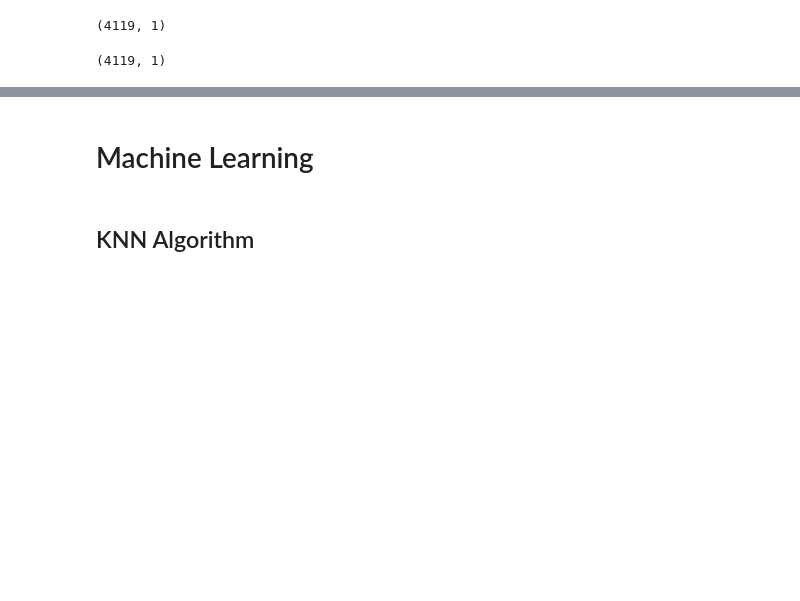
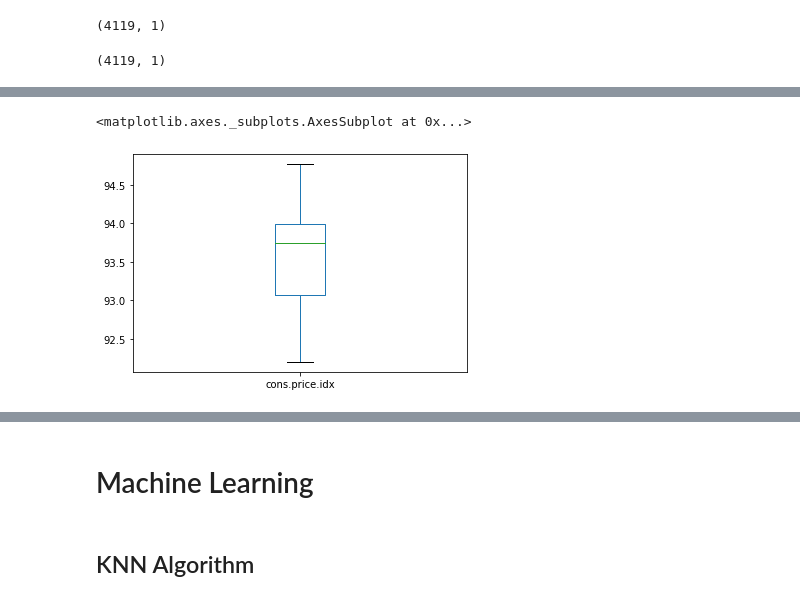
Before and after one commit to pHeesari/Recovery_H8_050, a Jupyter notebook: PYTN_Assgn_3_050_Fitri.ipynb, the cells around one changed output, grey strips where cells are left out. Cells and saved outputs as stored; diff of their text form; code cells hidden in the pictures; blank space fills up the shorter version.

```diff
--- a/PYTN_Assgn_3_050_Fitri.ipynb
+++ b/PYTN_Assgn_3_050_Fitri.ipynb
@@ -156,0 +302,5 @@ u.shape
+# %%
+df['cons.price.idx'].plot(kind='box')
+# %% [output]
+<matplotlib.axes._subplots.AxesSubplot at 0x...>
+[figure, added]
```
Also changed, not shown: parts of 65 cells of this notebook.
